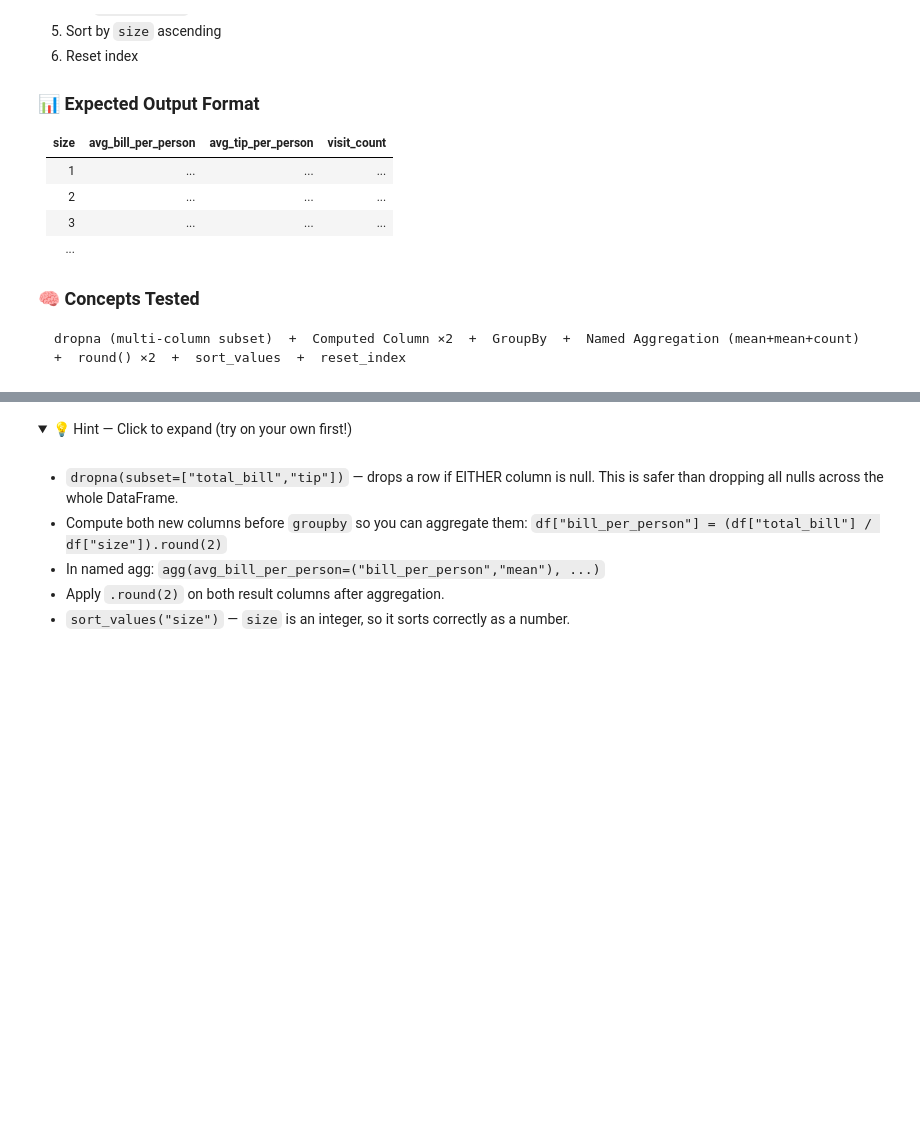
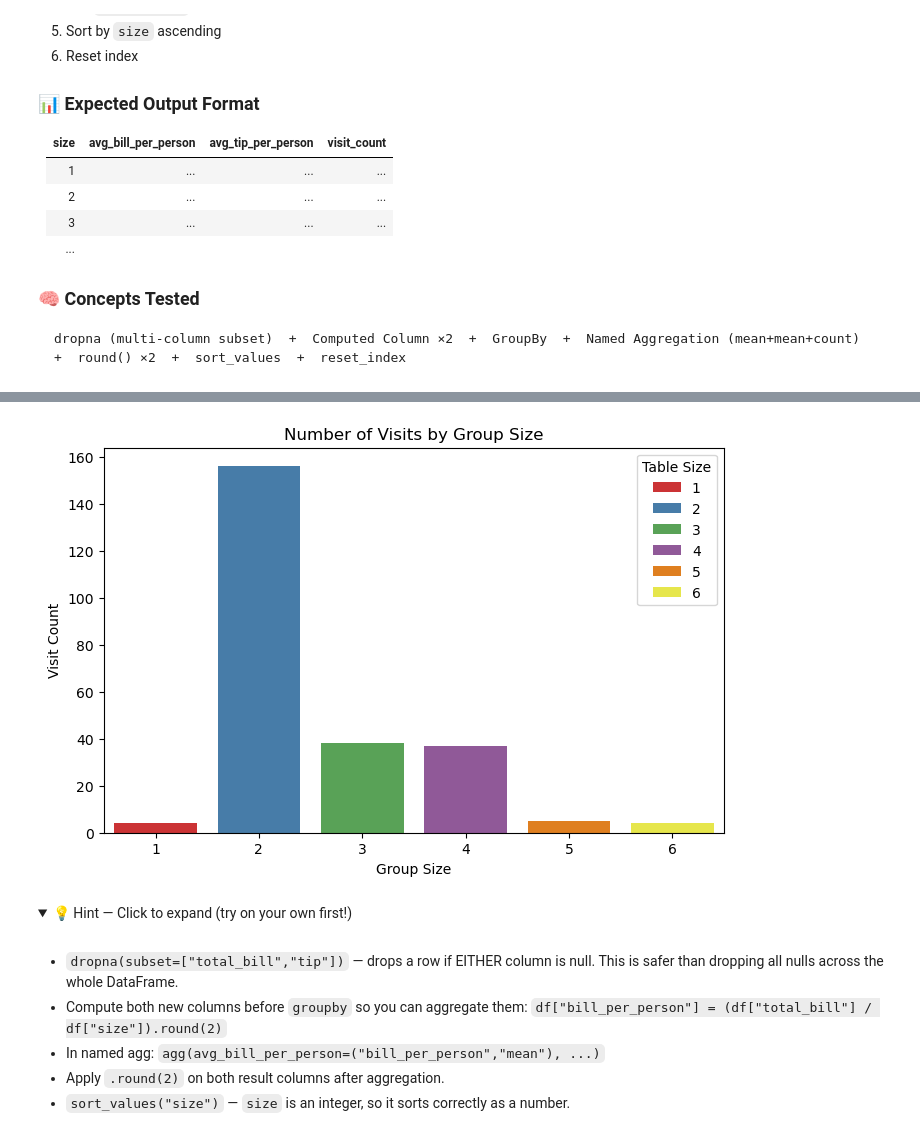
Before and after one commit to abhishekkatewaofficial-lab/Machine-Learning, a Jupyter notebook: Notes/Pandas/4. Practice/Pandas_Practice_Series_Notebook_02.ipynb, the cells around one changed output, grey strips where cells are left out. Saved outputs shown, nothing was run; the diff lists cells and outputs as text; code cells hidden in the pictures; folded sections open; blank space fills up the shorter version.

```diff
--- a/Notes/Pandas/4. Practice/Pandas_Practice_Series_Notebook_02.ipynb
+++ b/Notes/Pandas/4. Practice/Pandas_Practice_Series_Notebook_02.ipynb
@@ -805,3 +911,23 @@ dropna (multi-column subset)  +  Computed Column ×2  +  GroupBy  +  Named Aggre
+# %%
+plt.figure(figsize=(8,5))
+
+sns.barplot(
+    data=tip,
+    x='size',
+    y='visit_count',
+    hue='size',
+    palette='Set1',
+    legend=True
+)
+
+plt.title('Number of Visits by Group Size')
+plt.xlabel('Group Size')
+plt.ylabel('Visit Count')
+plt.legend(title = 'Table Size')
+
+plt.show()
+# %% [output]
+[figure, added]
 # %% [markdown]
 <details>
 <summary>💡 Hint — Click to expand (try on your own first!)</summary>
```
Also changed, not shown: parts of 10 cells of this notebook, 3 other files.
